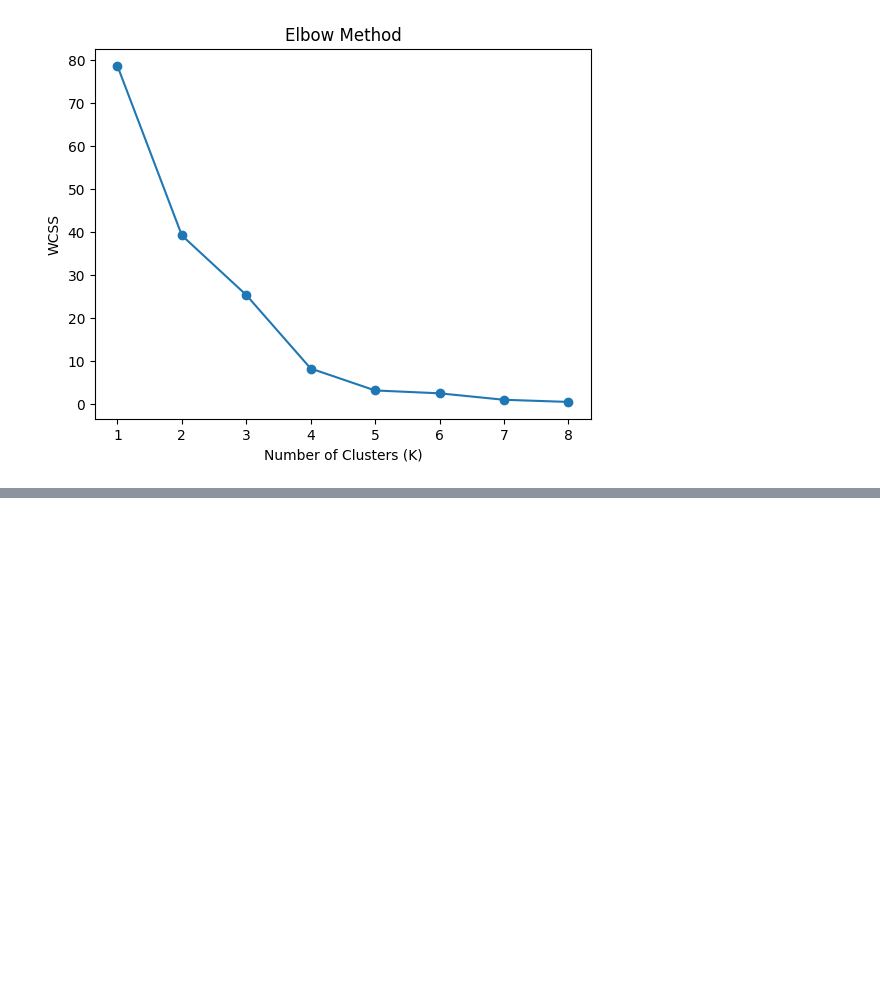
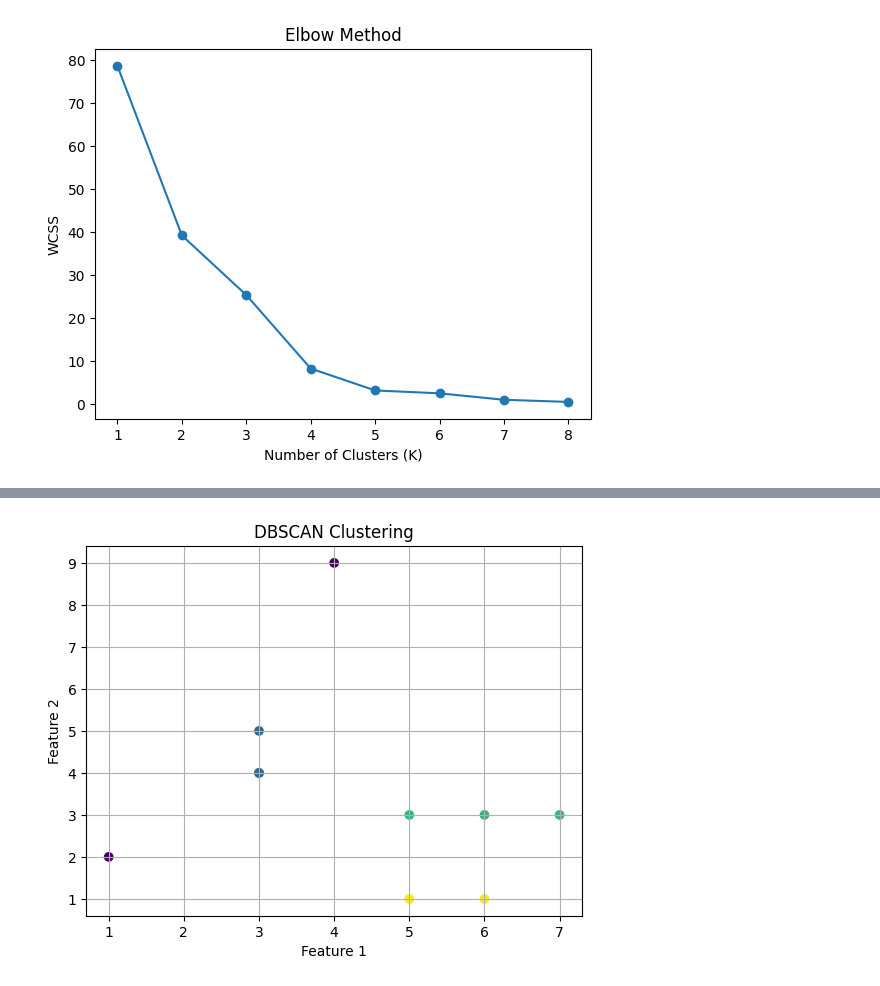
Before and after one commit to Swayam42/CollegeHub, a Jupyter notebook: 6th-SEM/ML-2/ClassWorks/Ch-09_UnsupervisedLearning/KMeans.ipynb, the cells around one changed output, grey strips where cells are left out. Saved outputs shown, nothing was run; the diff lists cells and outputs as text; code cells hidden in the pictures; blank space fills up the shorter version.

```diff
--- a/6th-SEM/ML-2/ClassWorks/Ch-09_UnsupervisedLearning/KMeans.ipynb
+++ b/6th-SEM/ML-2/ClassWorks/Ch-09_UnsupervisedLearning/KMeans.ipynb
@@ -82,0 +160,27 @@ plt.show()
+# %%
+#Density Based Clustering (DBSCAN)
+from sklearn.cluster import DBSCAN
+import numpy as np
+import matplotlib.pyplot as plt
+X = np.array([
+    [1,2],
+    [3,4],
+    [5,3],
+    [3,5],
+    [7,3],
+    [6,1],
+    [5,1],
+    [4,9],
+    [3,4],
+    [6,3]
+])
+dbscan=DBSCAN(eps=1.5,min_samples=2)
+db_labels=dbscan.fit_predict(X)
+plt.scatter(X[:,0],X[:,1],c=db_labels)
+plt.xlabel("Feature 1")
+plt.ylabel("Feature 2")
+plt.title("DBSCAN Clustering")
+plt.grid(True)
+plt.show()
+# %% [output]
+[figure, added]
```
Also changed, not shown: parts of 7 cells of this notebook.
